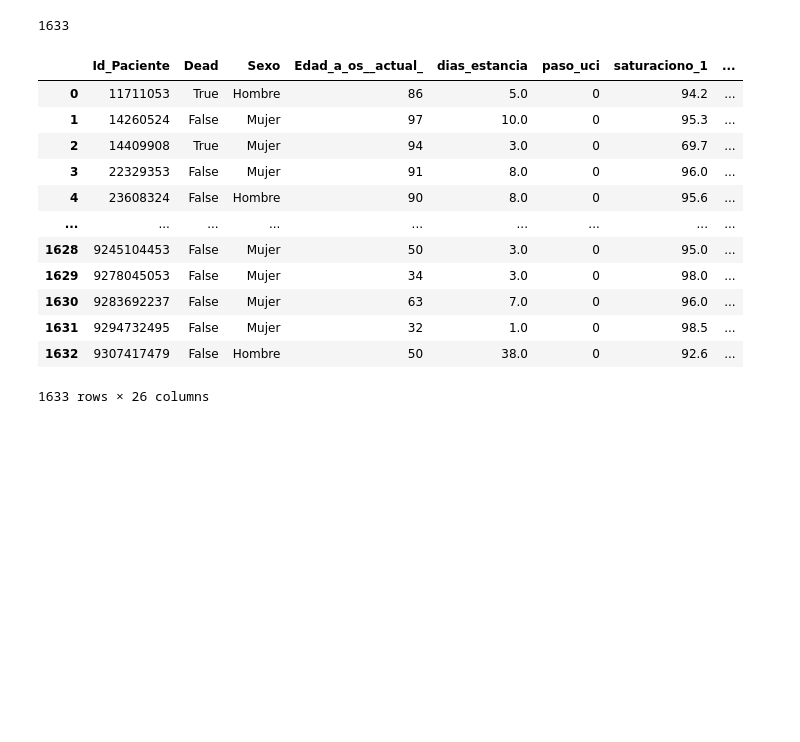
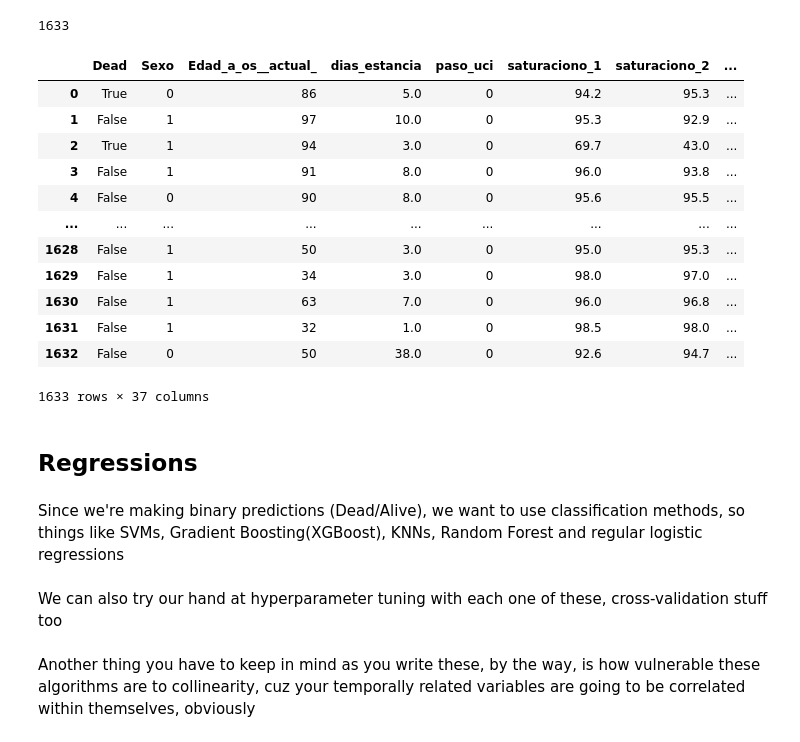
Before and after one commit to sergio-qp/TFM-covid, a Jupyter notebook: tfm_regressions.ipynb, the cells around one changed output. Drawn from its saved outputs; the diff is of its cells as text; code cells hidden in the pictures; blank space fills up the shorter version.

Commit message:
added resp vars and good regression

```diff
--- a/tfm_regressions.ipynb
+++ b/tfm_regressions.ipynb
@@ -85,6 +86,9 @@ catVars = ["tiposaturac_GafasO2","tiposaturac_VMK","tiposaturac_Optiflow"]
 def compress(table,percentlist):
     marks = get_percent(table,percentlist)
     outlist = []
+    r_cutoff_lo = 0.01 #dictates cutoff to consider a timeblock as including or not a respirator type for a bit of time
+    r_cutoff_hi = 0.1 #dictates cutoff to consider a timeblock as including or not a respirator type for a significant period
+
 
     for i,mark in enumerate(marks):
         if i > 0: #skip first entry
@@ -94,13 +98,28 @@ def compress(table,percentlist):
 
             filter = np.where((table['sumHour']>=marks[i-1]) & (table['sumHour']<=marks[i]))
             temptable = table.loc[filter]
-            for label in contVars:
+            for label in contVars: #float variables
                 linedict[label] = round(temptable[label].mean(),1)
+
+            for label in catVars: #categorical variables
+                # linedict[label] = round(temptable[label].mean(),4)
+                if round(temptable[label].mean(),4) >= r_cutoff_lo:
+                    linedict[label] = 1
+                else:
+                    linedict[label] = 0
+
+                if round(temptable[label].mean(),4) >= r_cutoff_hi: #catch larger segments
+                    linedict[label] = 2
+
+
+
             outlist.append(linedict)
 
-    return pd.DataFrame.from_dict(outlist)
+    outlist = pd.DataFrame.from_dict(outlist)
+    outlist.fillna(round(outlist.mean(),1), inplace=True) #replaces any NaNs with the column mean, ASK IF OKAY
+    return outlist
 # %%
 def columnize(table):
-    table=table.pivot(index="Id_Paciente", columns='Slice', values=contVars)
+    table=table.pivot(index="Id_Paciente", columns='Slice', values=contVars+catVars)
     table.columns = ["_".join(map(str, a)) for a in table.columns.to_flat_index()]
     return table
@@ -185,20 +220,21 @@ len(trimlist)
 # %% [output]
 1633
 # %%
-Rtable = pac_vars.join(pd.concat(trimlist), on="Id_Paciente", how="inner").reset_index().drop(columns=['index'])
-# Rtable.drop(columns=['index'])
+Rtable = pac_vars.join(pd.concat(trimlist), on="Id_Paciente", how="inner").reset_index().drop(columns=['index','Id_Paciente'])
+Rtable['Sexo'] = Rtable['Sexo'].replace({'Hombre': 0, 'Mujer': 1})
+Rtable["dias_estancia"]=Rtable["dias_estancia"].fillna(0)
 Rtable
 # %% [output]
-|  | Id_Paciente | Dead | Sexo | Edad_a_os__actual_ | dias_estancia | paso_uci | saturaciono_1 | ... |
-| 0 | 11711053 | True | Hombre | 86 | 5.0 | 0 | 94.2 | ... |
-| 1 | 14260524 | False | Mujer | 97 | 10.0 | 0 | 95.3 | ... |
-| 2 | 14409908 | True | Mujer | 94 | 3.0 | 0 | 69.7 | ... |
-| 3 | 22329353 | False | Mujer | 91 | 8.0 | 0 | 96.0 | ... |
-| 4 | 23608324 | False | Hombre | 90 | 8.0 | 0 | 95.6 | ... |
+|  | Dead | Sexo | Edad_a_os__actual_ | dias_estancia | paso_uci | saturaciono_1 | saturaciono_2 | ... |
+| 0 | True | 0 | 86 | 5.0 | 0 | 94.2 | 95.3 | ... |
+| 1 | False | 1 | 97 | 10.0 | 0 | 95.3 | 92.9 | ... |
+| 2 | True | 1 | 94 | 3.0 | 0 | 69.7 | 43.0 | ... |
+| 3 | False | 1 | 91 | 8.0 | 0 | 96.0 | 93.8 | ... |
+| 4 | False | 0 | 90 | 8.0 | 0 | 95.6 | 95.5 | ... |
 | ... | ... | ... | ... | ... | ... | ... | ... | ... |
-| 1628 | 9245104453 | False | Mujer | 50 | 3.0 | 0 | 95.0 | ... |
-| 1629 | 9278045053 | False | Mujer | 34 | 3.0 | 0 | 98.0 | ... |
-| 1630 | 9283692237 | False | Mujer | 63 | 7.0 | 0 | 96.0 | ... |
-| 1631 | 9294732495 | False | Mujer | 32 | 1.0 | 0 | 98.5 | ... |
-| 1632 | 9307417479 | False | Hombre | 50 | 38.0 | 0 | 92.6 | ... |
+| 1628 | False | 1 | 50 | 3.0 | 0 | 95.0 | 95.3 | ... |
+| 1629 | False | 1 | 34 | 3.0 | 0 | 98.0 | 97.0 | ... |
+| 1630 | False | 1 | 63 | 7.0 | 0 | 96.0 | 96.8 | ... |
+| 1631 | False | 1 | 32 | 1.0 | 0 | 98.5 | 98.0 | ... |
+| 1632 | False | 0 | 50 | 38.0 | 0 | 92.6 | 94.7 | ... |
-1633 rows × 26 columns
+1633 rows × 37 columns
@@ -204,0 +243,8 @@ Rtable
+# %% [markdown]
+## Regressions
+# %% [markdown]
+Since we're making binary predictions (Dead/Alive), we want to use classification methods, so things like SVMs, Gradient Boosting(XGBoost), KNNs, Random Forest and regular logistic regressions
+# %% [markdown]
+We can also try our hand at hyperparameter tuning with each one of these, cross-validation stuff too
+# %% [markdown]
+Another thing you have to keep in mind as you write these, by the way, is how vulnerable these algorithms are to collinearity, cuz your temporally related variables are going to be correlated within themselves, obviously
```
Also changed, not shown: parts of 17 cells of this notebook.
